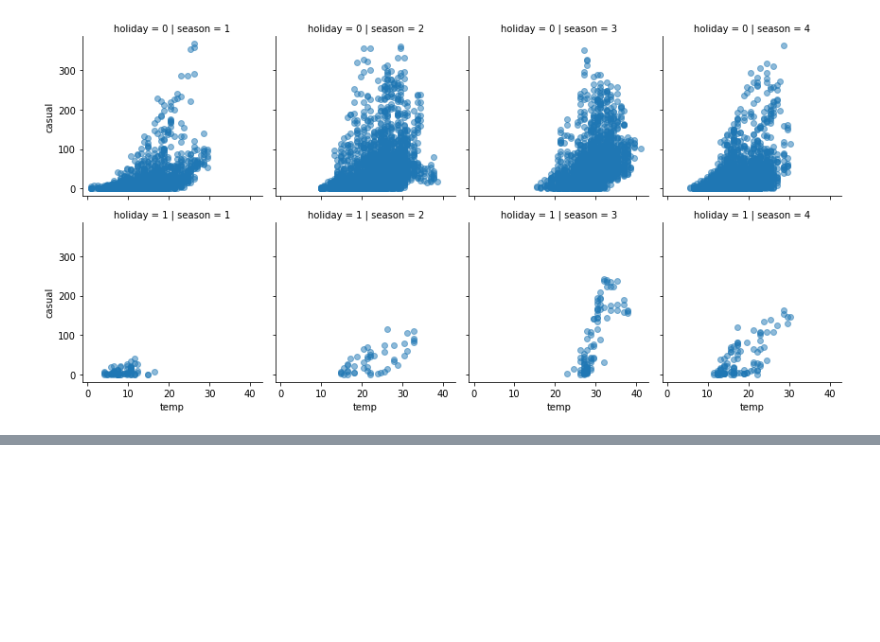
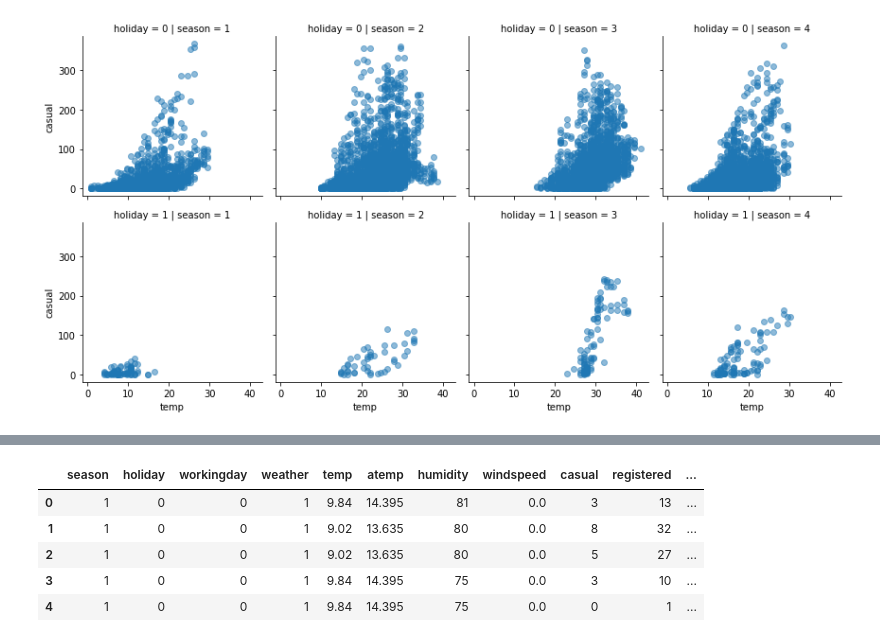
Before and after one commit to jaeyoon89/jaeyoon_study, a Jupyter notebook: bike_sharing_demand_study.ipynb, the cells around one changed output, grey strips where cells are left out. Drawn from its saved outputs; the diff is of its cells as text; code cells hidden in the pictures; blank space fills up the shorter version.

```diff
--- a/bike_sharing_demand_study.ipynb
+++ b/bike_sharing_demand_study.ipynb
@@ -72,0 +109,15 @@ grid.map(plt.scatter, 'temp','casual',alpha=0.5)
+# %%
+df_train.datetime = df_train.datetime.apply(pd.to_datetime)
+df_train['month'] = df_train.datetime.apply(lambda x: x.month)
+df_train['hour'] = df_train.datetime.apply(lambda x: x.hour)
+df_train['day'] = df_train.datetime.apply(lambda x: x.day)
+df_train['year'] = df_train.datetime.apply(lambda x: x.year)
+df_train.drop(['datetime'], 1, inplace = True)
+df_train.head()
+# %% [output]
+|  | season | holiday | workingday | weather | temp | atemp | humidity | windspeed | casual | registered | ... |
+| 0 | 1 | 0 | 0 | 1 | 9.84 | 14.395 | 81 | 0.0 | 3 | 13 | ... |
+| 1 | 1 | 0 | 0 | 1 | 9.02 | 13.635 | 80 | 0.0 | 8 | 32 | ... |
+| 2 | 1 | 0 | 0 | 1 | 9.02 | 13.635 | 80 | 0.0 | 5 | 27 | ... |
+| 3 | 1 | 0 | 0 | 1 | 9.84 | 14.395 | 75 | 0.0 | 3 | 10 | ... |
+| 4 | 1 | 0 | 0 | 1 | 9.84 | 14.395 | 75 | 0.0 | 0 | 1 | ... |
```
Also changed, not shown: parts of 12 cells of this notebook.
